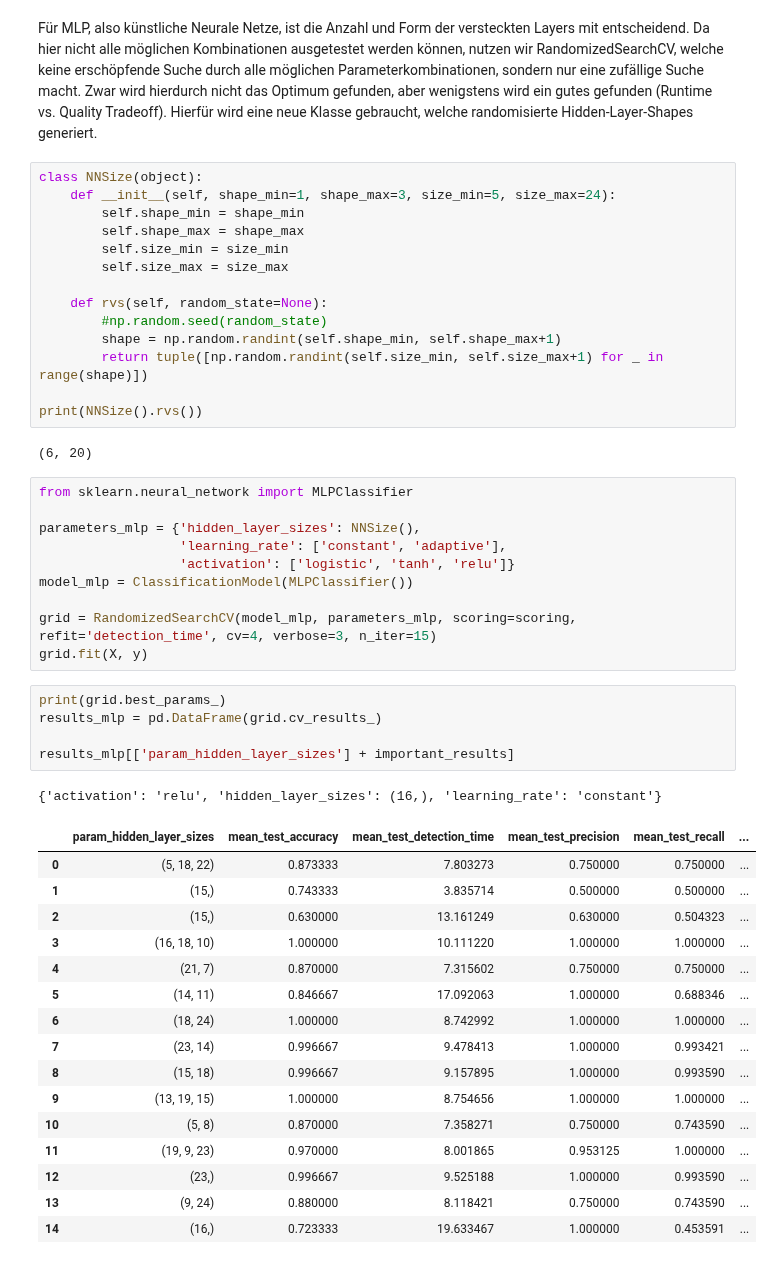
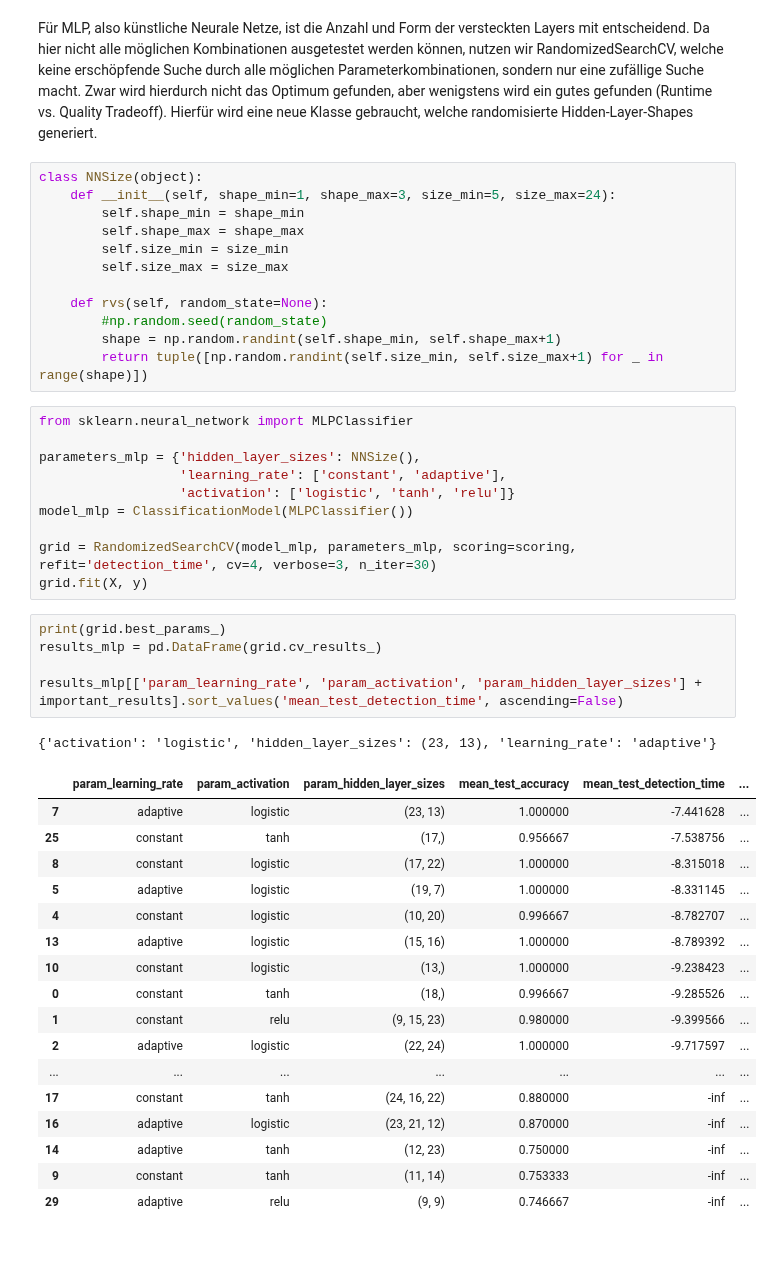
Before and after one commit to JulianBvW/BA-WDN-Leakage-Detection, a Jupyter notebook: LeakageDetection.ipynb, the cells around one changed output. Cells and saved outputs as stored; diff of their text form.

Commit message:
Optimized GridSearchCV for all 3 classifiers

```diff
--- a/LeakageDetection.ipynb
+++ b/LeakageDetection.ipynb
@@ -359,10 +397,6 @@ class NNSize(object):
         #np.random.seed(random_state)
         shape = np.random.randint(self.shape_min, self.shape_max+1)
         return tuple([np.random.randint(self.size_min, self.size_max+1) for _ in range(shape)])
-
-print(NNSize().rvs())
-# %% [output]
-(6, 20)
 # %%
 from sklearn.neural_network import MLPClassifier
 
@@ -371,28 +405,29 @@ parameters_mlp = {'hidden_layer_sizes': NNSize(),
                   'activation': ['logistic', 'tanh', 'relu']}
 model_mlp = ClassificationModel(MLPClassifier())
 
-grid = RandomizedSearchCV(model_mlp, parameters_mlp, scoring=scoring, refit='detection_time', cv=4, verbose=3, n_iter=15)
+grid = RandomizedSearchCV(model_mlp, parameters_mlp, scoring=scoring, refit='detection_time', cv=4, verbose=3, n_iter=30)
 grid.fit(X, y)
 # %%
 print(grid.best_params_)
 results_mlp = pd.DataFrame(grid.cv_results_)
 
-results_mlp[['param_hidden_layer_sizes'] + important_results]
+results_mlp[['param_learning_rate', 'param_activation', 'param_hidden_layer_sizes'] + important_results].sort_values('mean_test_detection_time', ascending=False)
 # %% [output]
-{'activation': 'relu', 'hidden_layer_sizes': (16,), 'learning_rate': 'constant'}
+{'activation': 'logistic', 'hidden_layer_sizes': (23, 13), 'learning_rate': 'adaptive'}
-|  | param_hidden_layer_sizes | mean_test_accuracy | mean_test_detection_time | mean_test_precision | mean_test_recall | ... |
-| 0 | (5, 18, 22) | 0.873333 | 7.803273 | 0.750000 | 0.750000 | ... |
-| 1 | (15,) | 0.743333 | 3.835714 | 0.500000 | 0.500000 | ... |
-| 2 | (15,) | 0.630000 | 13.161249 | 0.630000 | 0.504323 | ... |
-| 3 | (16, 18, 10) | 1.000000 | 10.111220 | 1.000000 | 1.000000 | ... |
-| 4 | (21, 7) | 0.870000 | 7.315602 | 0.750000 | 0.750000 | ... |
-| 5 | (14, 11) | 0.846667 | 17.092063 | 1.000000 | 0.688346 | ... |
-| 6 | (18, 24) | 1.000000 | 8.742992 | 1.000000 | 1.000000 | ... |
-| 7 | (23, 14) | 0.996667 | 9.478413 | 1.000000 | 0.993421 | ... |
-| 8 | (15, 18) | 0.996667 | 9.157895 | 1.000000 | 0.993590 | ... |
-| 9 | (13, 19, 15) | 1.000000 | 8.754656 | 1.000000 | 1.000000 | ... |
-| 10 | (5, 8) | 0.870000 | 7.358271 | 0.750000 | 0.743590 | ... |
-| 11 | (19, 9, 23) | 0.970000 | 8.001865 | 0.953125 | 1.000000 | ... |
-| 12 | (23,) | 0.996667 | 9.525188 | 1.000000 | 0.993590 | ... |
-| 13 | (9, 24) | 0.880000 | 8.118421 | 0.750000 | 0.743590 | ... |
-| 14 | (16,) | 0.723333 | 19.633467 | 1.000000 | 0.453591 | ... |
+|  | param_learning_rate | param_activation | param_hidden_layer_sizes | mean_test_accuracy | mean_test_detection_time | ... |
+| 7 | adaptive | logistic | (23, 13) | 1.000000 | -7.441628 | ... |
+| 25 | constant | tanh | (17,) | 0.956667 | -7.538756 | ... |
+| 8 | constant | logistic | (17, 22) | 1.000000 | -8.315018 | ... |
+| 5 | adaptive | logistic | (19, 7) | 1.000000 | -8.331145 | ... |
+| 4 | constant | logistic | (10, 20) | 0.996667 | -8.782707 | ... |
+| 13 | adaptive | logistic | (15, 16) | 1.000000 | -8.789392 | ... |
+| 10 | constant | logistic | (13,) | 1.000000 | -9.238423 | ... |
+| 0 | constant | tanh | (18,) | 0.996667 | -9.285526 | ... |
+| 1 | constant | relu | (9, 15, 23) | 0.980000 | -9.399566 | ... |
+| 2 | adaptive | logistic | (22, 24) | 1.000000 | -9.717597 | ... |
+| ... | ... | ... | ... | ... | ... | ... |
+| 17 | constant | tanh | (24, 16, 22) | 0.880000 | -inf | ... |
+| 16 | adaptive | logistic | (23, 21, 12) | 0.870000 | -inf | ... |
+| 14 | adaptive | tanh | (12, 23) | 0.750000 | -inf | ... |
+| 9 | constant | tanh | (11, 14) | 0.753333 | -inf | ... |
+| 29 | adaptive | relu | (9, 9) | 0.746667 | -inf | ... |
```
Also changed, not shown: parts of 3 cells of this notebook.
